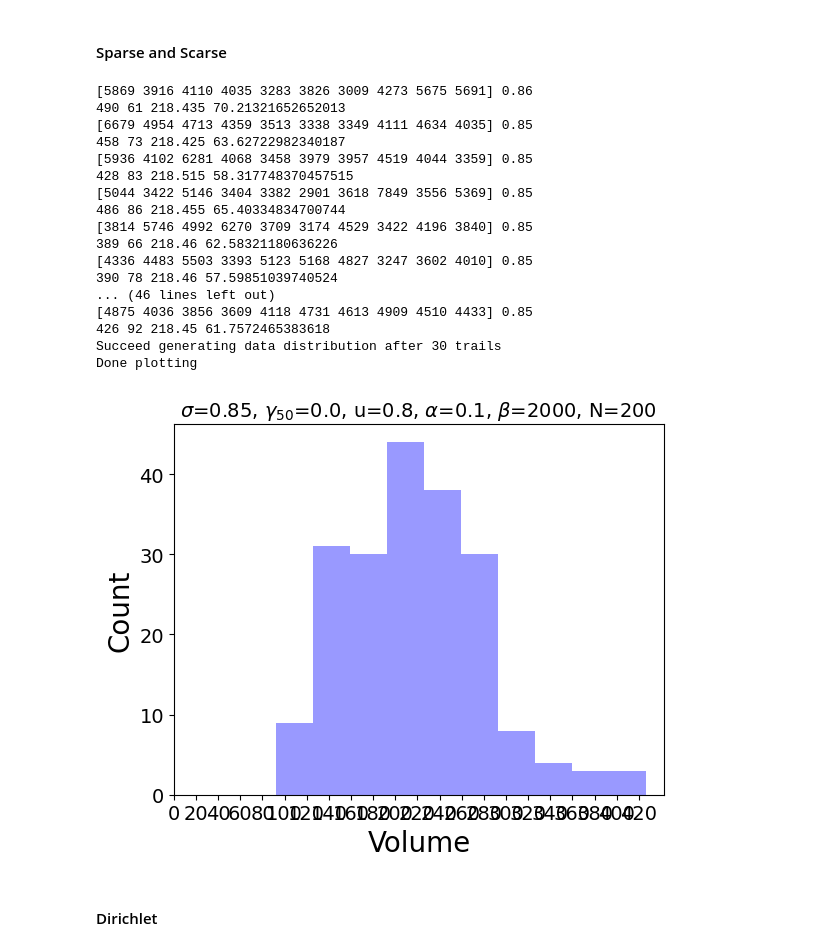
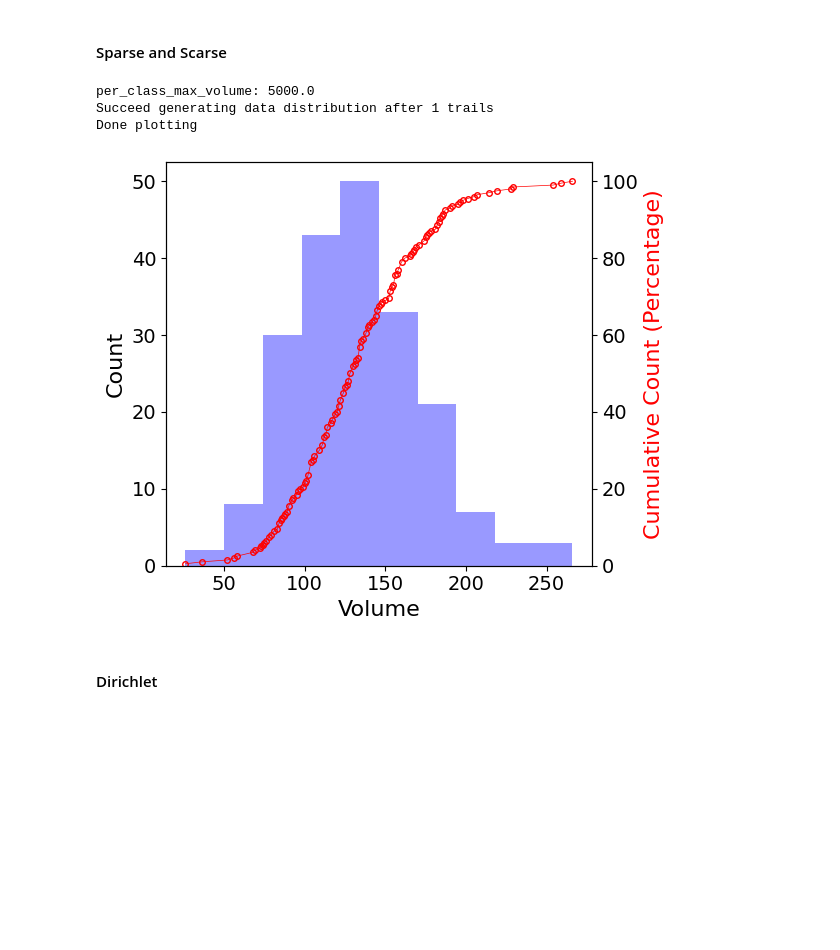
Before and after one commit to AIoT-Lab-BKAI/easyFL, a Jupyter notebook: gendata.ipynb, the cells around one changed output. Cells and saved outputs as stored; diff of their text form; code cells hidden in the pictures; blank space fills up the shorter version.

```diff
--- a/gendata.ipynb
+++ b/gendata.ipynb
@@ -514,29 +514,27 @@ Total data used: 327.0/50000 = 0.65%
 #### Sparse and Scarse
 # %%
 total_datavol = len(training_data)
-u = 0.8
-alpha = 0.1
+u = 0.5
+alpha = 100
 num_clients = 200
 beta = num_clients * 10
 
 unique_labels = sorted(np.unique(training_data.targets))
 num_labels = len(unique_labels)
 per_class_max_volume = total_datavol / num_labels
+print("per_class_max_volume:", per_class_max_volume)
 offset = 0.1 * u * total_datavol/num_clients
 # Generate data distribution matrix
 count = 0
 while True:
     count += 1
     volume_dist = np.random.dirichlet([beta/num_clients for i in range(num_clients)])
-    # volume_dist = np.random.normal(loc=1, scale=0.1, size=num_clients)/num_clients
     volume_dist = offset + np.int64(volume_dist * total_datavol * u)
     label_dist = np.random.dirichlet([alpha/num_labels for i in range(num_labels)], num_clients)
     distribution = np.int64(label_dist * volume_dist.reshape(num_clients, 1))
     sparsity = round(np.sum(distribution == 0)/(num_clients * num_labels), 2)
     by_class_clientele_volume = np.sum(distribution, axis=0)
-    print(by_class_clientele_volume, sparsity)
     by_client_volume = np.sum(distribution, axis=1)
-    print(np.max(by_client_volume), np.min(by_client_volume), np.mean(by_client_volume), np.std(by_client_volume))
 
     if not (by_class_clientele_volume > per_class_max_volume).any():
         print(f"Succeed generating data distribution after {count} trails")
@@ -574,57 +572,60 @@ while True:
                    }, open(f"{savepath}/infor.json", "w"), cls=NumpyEncoder)
 
         json.dump(training_dict_client, open(f"{savepath}/train.json", "w"), cls=NumpyEncoder)
         json.dump(testing_dict_client, open(f"{savepath}/test.json", "w"), cls=NumpyEncoder)
         np.savetxt(f"{savepath}/stats.csv", distribution, fmt="%d", delimiter=",")
         break
 
     elif count >= 10000:
         print(f"Failed after {count} trails")
         break
 
 
 import matplotlib.pyplot as plt
 plt.rcParams.update({"font.size": 14})
 
 plt_data = np.sum(distribution, axis=1)
 fig, ax = plt.subplots(figsize=(6,5))
-ax.hist(plt_data, color='#9999FF')
-ax.set_xlabel("Volume", fontsize=20)
-ax.set_ylabel("Count", fontsize=20)
-ax.set_xticks([10* i for i in range(0,int(np.max(plt_data)/10)+1, 2)])
+p = ax.hist(plt_data, color='#9999FF')
+ax.set_xlabel("Volume", fontsize=16)
+ax.set_ylabel("Count", fontsize=16)
+# ax.set_xticks([10* i for i in range(0,int(np.max(plt_data)/10)+1, 2)])
 
-T = 50
-scarcity = np.sum(plt_data <= T)/num_clients
-ax.set_title(rf"$\sigma$={sparsity}, $\gamma_{{{T}}}$={scarcity}, u={u}, $\alpha$={alpha}, $\beta$={beta}, N={num_clients}", fontsize=14)
+# T = 50
+# ax.axvline(x=T, color='red', linewidth=0.5, linestyle='-.')
+
+ax2 = ax.twinx()
+val, freq = np.unique(plt_data, return_counts=True)
+ax2.plot(val, 100 * np.cumsum(freq)/num_clients,
+         linestyle='-', marker = 'o',
+         fillstyle='none', color='red', linewidth=0.5, markersize=4)
+
+ax2.set_ylabel("Cumulative Count (Percentage)", fontsize=16, color='red')
+ax2.set_ylim(0,105)
+# ax2.text(x=48, y=50, s=f'T = {T}', rotation=90,
+#          fontdict={
+#         'family': 'serif',
+#         'color':  'red',
+#         # 'weight': 'bold',
+#         'style': 'italic',
+#         'size': 14,
+#         })
+
 fig.tight_layout()
 
 image_format = 'svg' # e.g .png, .svg, etc.
 image_name = f'{savepath}/volume-stats.svg'
 fig.savefig(image_name, format=image_format, dpi=1200)
 
 image_format = 'png' # e.g .png, .svg, etc.
 image_name = f'{savepath}/volume-stats.png'
 fig.savefig(image_name, format=image_format, dpi=1200)
 print("Done plotting")
 # %% [output]
-[5869 3916 4110 4035 3283 3826 3009 4273 5675 5691] 0.86
-490 61 218.435 70.21321652652013
-[6679 4954 4713 4359 3513 3338 3349 4111 4634 4035] 0.85
-458 73 218.425 63.62722982340187
-[5936 4102 6281 4068 3458 3979 3957 4519 4044 3359] 0.85
-428 83 218.515 58.317748370457515
-[5044 3422 5146 3404 3382 2901 3618 7849 3556 5369] 0.85
-486 86 218.455 65.40334834700744
-[3814 5746 4992 6270 3709 3174 4529 3422 4196 3840] 0.85
-389 66 218.46 62.58321180636226
-[4336 4483 5503 3393 5123 5168 4827 3247 3602 4010] 0.85
-390 78 218.46 57.59851039740524
-... (46 lines left out)
-[4875 4036 3856 3609 4118 4731 4613 4909 4510 4433] 0.85
-426 92 218.45 61.7572465383618
-Succeed generating data distribution after 30 trails
+per_class_max_volume: 5000.0
+Succeed generating data distribution after 1 trails
 Done plotting
-[figure, old version]
+[figure, new version]
 # %% [markdown]
 #### Dirichlet
 # %%
```
Also changed, not shown: parts of 4 cells of this notebook, 8 other files.
